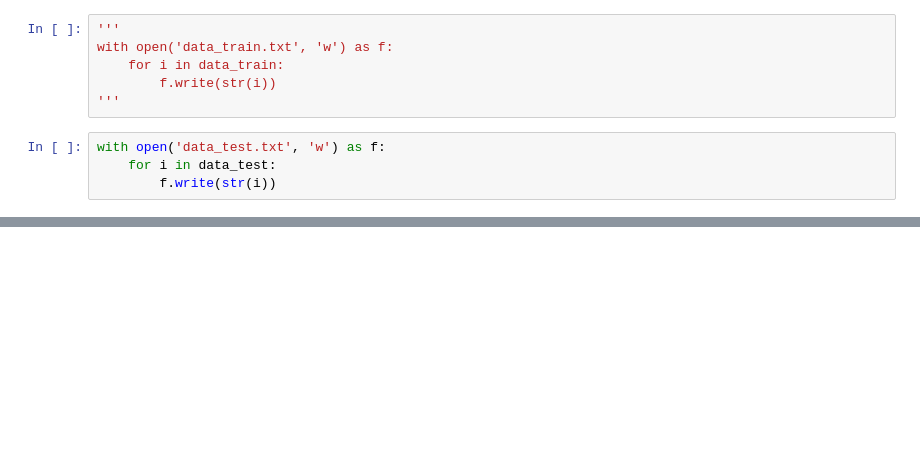
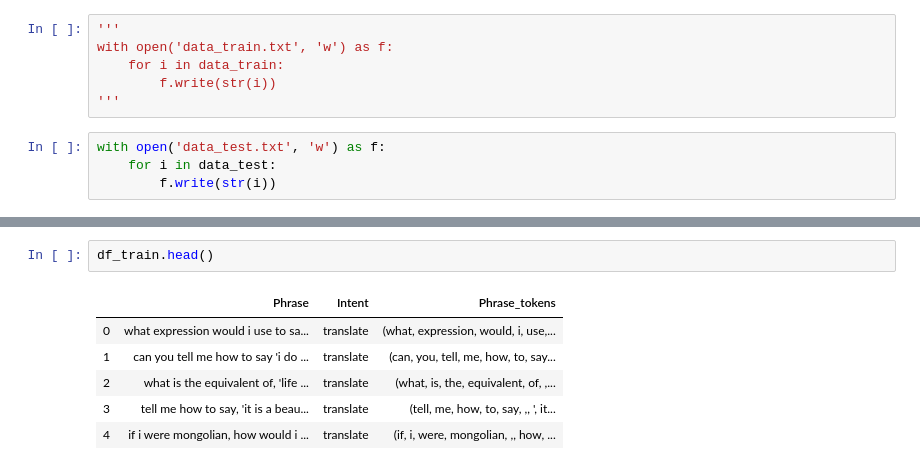
Before and after one commit to XIN-von-SUN/Bot.Dataset, a Jupyter notebook: rasa_nlu_test.ipynb, the cells around one changed output, grey strips where cells are left out. Cells and saved outputs as stored; diff of their text form; blank space fills up the shorter version.

```diff
--- a/rasa_nlu_test.ipynb
+++ b/rasa_nlu_test.ipynb
@@ -322,0 +361,9 @@ with open('data_test.txt', 'w') as f:
+# %%
+df_train.head()
+# %% [output]
+|  | Phrase | Intent | Phrase_tokens |
+| 0 | what expression would i use to sa... | translate | (what, expression, would, i, use,... |
+| 1 | can you tell me how to say 'i do ... | translate | (can, you, tell, me, how, to, say... |
+| 2 | what is the equivalent of, 'life ... | translate | (what, is, the, equivalent, of, ,... |
+| 3 | tell me how to say, 'it is a beau... | translate | (tell, me, how, to, say, ,, ', it... |
+| 4 | if i were mongolian, how would i ... | translate | (if, i, were, mongolian, ,, how, ... |
```
Also changed, not shown: parts of 26 cells of this notebook, 14 other files.
